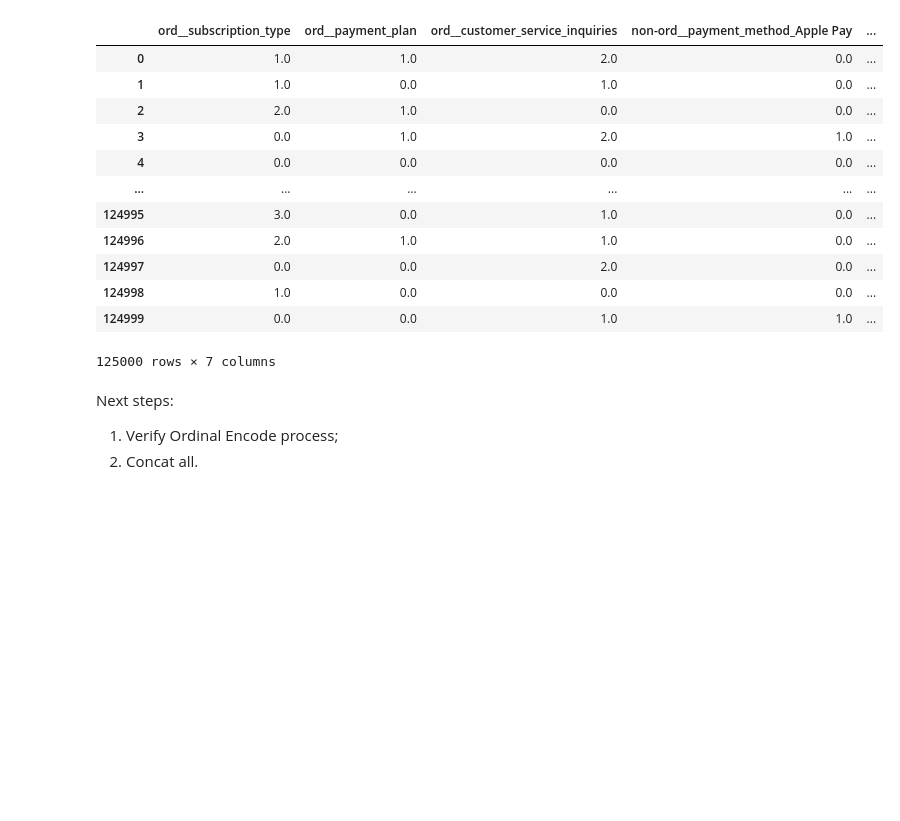
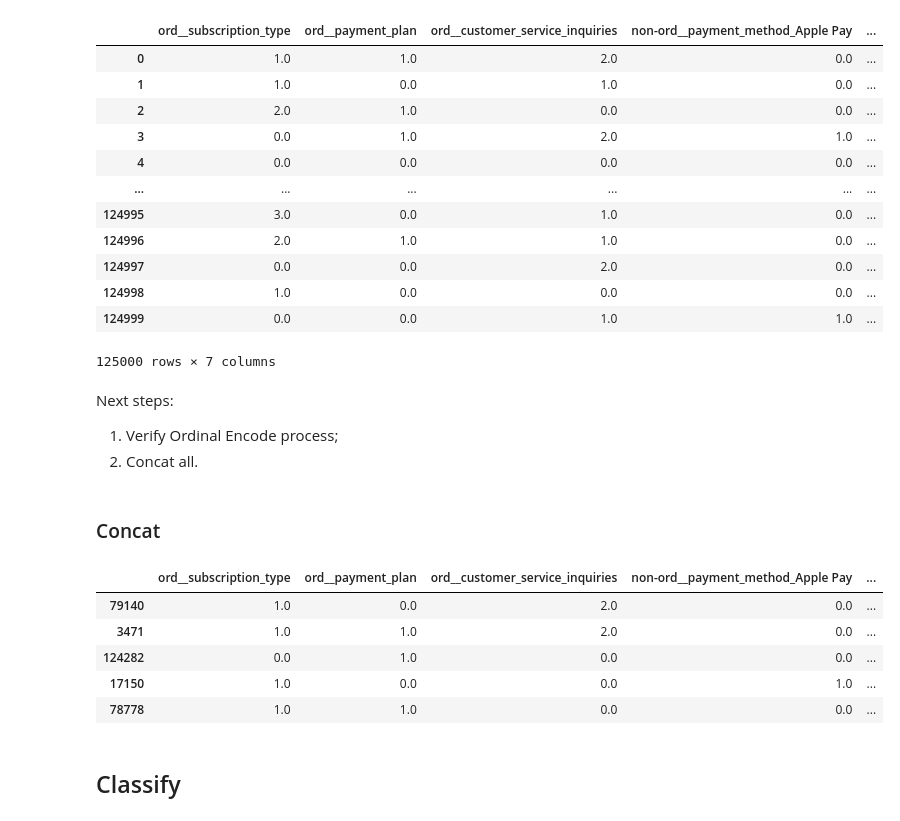
Before and after one commit to santander-coders-1175/machine-learning-2, a Jupyter notebook: src/pynb/exp-j.ipynb, the cells around one changed output. Cells and saved outputs as stored; diff of their text form; code cells hidden in the pictures; blank space fills up the shorter version.

```diff
--- a/src/pynb/exp-j.ipynb
+++ b/src/pynb/exp-j.ipynb
@@ -243,0 +271,3 @@ num_flag
+# %%
+scaler = StandardScaler()
+num_scaled = scaler.fit_transform(num_features)
@@ -244 +290,3 @@ num_flag
+# %%
+df_numerical_scaled = pd.DataFrame(num_scaled, columns=scaler.get_feature_names_out())
 # %% [markdown]
@@ -317,3 +365,18 @@ Next steps:
 
 1. Verify Ordinal Encode process;
 2. Concat all.
+# %% [markdown]
+### Concat
+# %%
+df_std = pd.concat([df_cat_encoded.reset_index(drop=True), df_numerical_scaled.reset_index(drop=True)], axis=1)
+# %%
+df_std.sample(5)
+# %% [output]
+|  | ord__subscription_type | ord__payment_plan | ord__customer_service_inquiries | non-ord__payment_method_Apple Pay | ... |
+| 79140 | 1.0 | 0.0 | 2.0 | 0.0 | ... |
+| 3471 | 1.0 | 1.0 | 2.0 | 0.0 | ... |
+| 124282 | 0.0 | 1.0 | 0.0 | 0.0 | ... |
+| 17150 | 1.0 | 0.0 | 0.0 | 1.0 | ... |
+| 78778 | 1.0 | 1.0 | 0.0 | 0.0 | ... |
+# %% [markdown]
+## Classify
```
Also changed, not shown: parts of 19 cells of this notebook.
